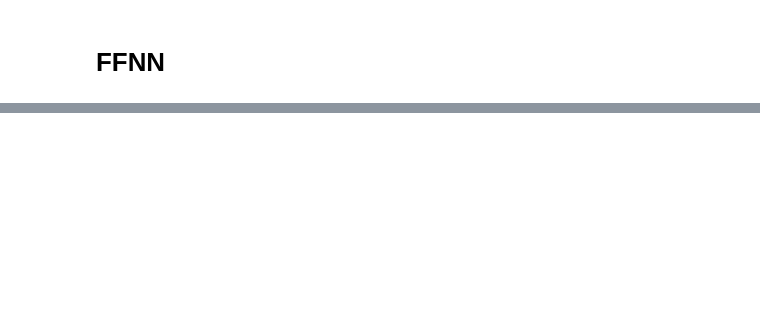
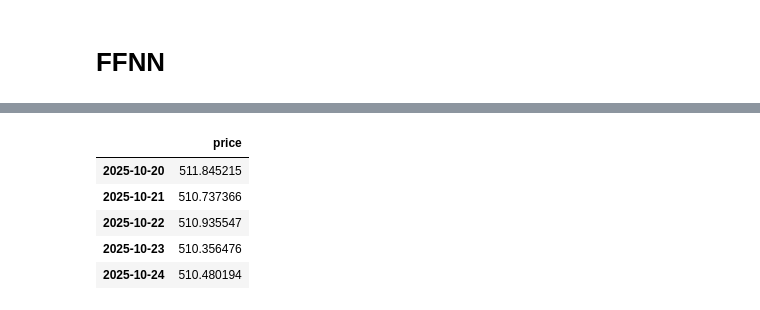
Before and after one commit to priscilacervantes25/E2_Prediccion_precio_cierre_accion, a Jupyter notebook: main.ipynb, the cells around one changed output, grey strips where cells are left out. Cells and saved outputs as stored; diff of their text form; code cells hidden in the pictures; blank space fills up the shorter version.

```diff
--- a/main.ipynb
+++ b/main.ipynb
@@ -510,43 +544,20 @@ DatetimeIndex(['2025-10-17', '2025-10-20', '2025-10-21', '2025-10-22',
 # %%
-import numpy as np
-import pandas as pd
-import plotly.graph_objects as go
-
-# === Forecast 5 días con el modelo estático (autoregresivo) ===
 steps_ahead = 5
-win = X[-1].copy()         # última ventana disponible del dataset
+win = X[-1].copy()
 pred5_static = []
 
 for _ in range(steps_ahead):
-    yhat = model.predict(win.reshape(1, -1), verbose=0).ravel()[0]
+    yhat = model.predict(win.reshape(1, -1), verbose=1).ravel()[0]
     pred5_static.append(yhat)
-    win = np.roll(win, -1) # desliza la ventana
-    win[-1] = yhat         # inyecta la predicción
+    win = np.roll(win, -1)
+    win[-1] = yhat
 
 pred5_static = np.array(pred5_static)
 
-# Arma DF futuro (en escala)
 df_future = pd.DataFrame(
     {"price_scaled_pred_static": pred5_static},
     index=future_dates
 )
 
-# === Gráfica: Real (cola) + Predicción 5 días (modelo estático) ===
 series_real = df_scaled["price_scaled"]
 tail_n = 200 if len(series_real) > 200 else len(series_real)
-
-fig_future = go.Figure()
-fig_future.add_trace(go.Scatter(
-    x=series_real.index[-tail_n:], y=series_real.iloc[-tail_n:],
-    name="Real (histórico)", mode="lines"
-))
-fig_future.add_trace(go.Scatter(
-    x=df_future.index, y=df_future["price_scaled_pred_static"],
-    name="Forecast 5d — Estático", mode="lines+markers"
-))
-fig_future.update_layout(
-    title="MSFT (scaled) — Real (cola) + Forecast próximos 5 días (Estático)",
-    xaxis_title="Fecha", yaxis_title="price_scaled",
-    hovermode="x unified", template="plotly_white"
-)
-fig_future.show()
@@ -572,0 +648,12 @@ fig_future_usd.show()
+# %%
+df_future_usd = df_future.copy()
+df_future_usd.drop(columns=['price_scaled_pred_static'], inplace= True)
+df_future_usd['price'] = scaler.inverse_transform(df_future[['price_scaled_pred_static']])
+df_future_usd
+# %% [output]
+|  | price |
+| 2025-10-20 | 511.845215 |
+| 2025-10-21 | 510.737366 |
+| 2025-10-22 | 510.935547 |
+| 2025-10-23 | 510.356476 |
+| 2025-10-24 | 510.480194 |
```
Also changed, not shown: parts of 21 cells of this notebook.
